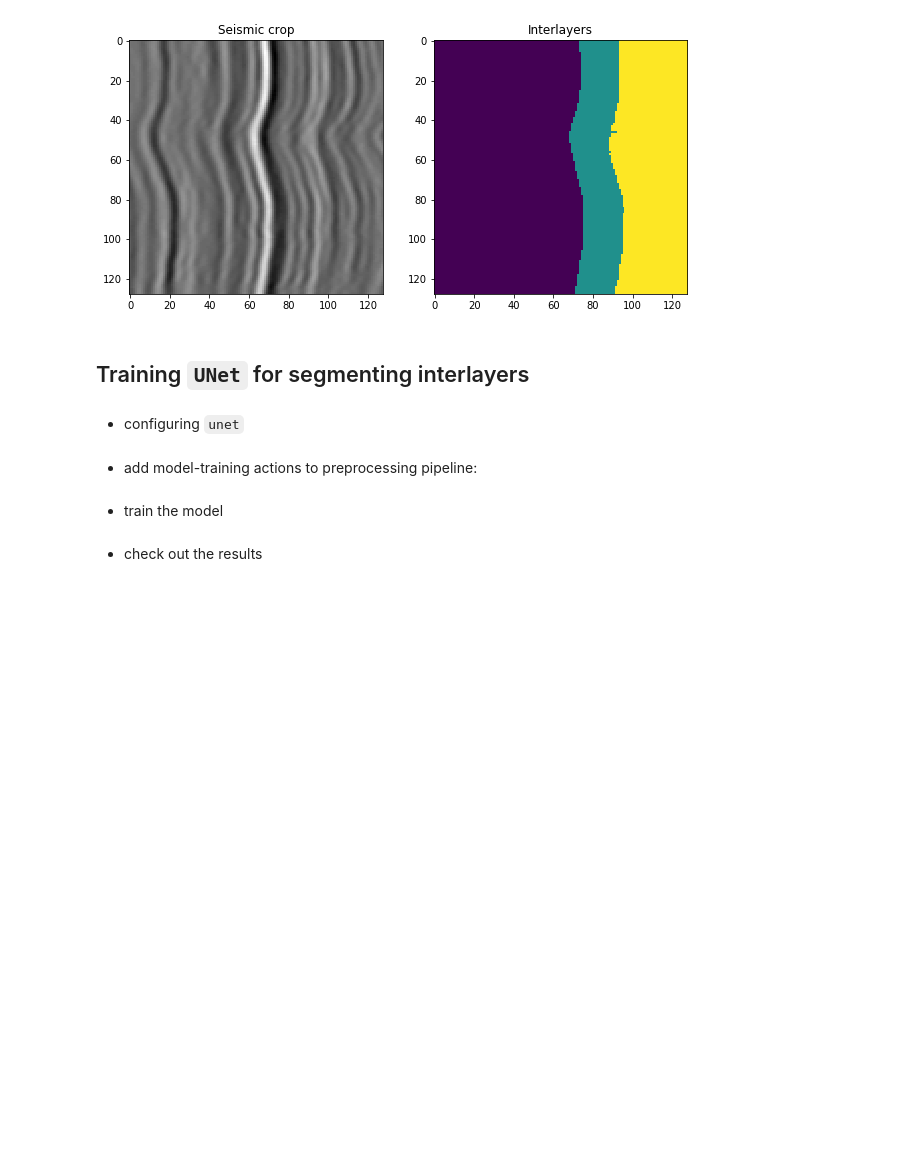
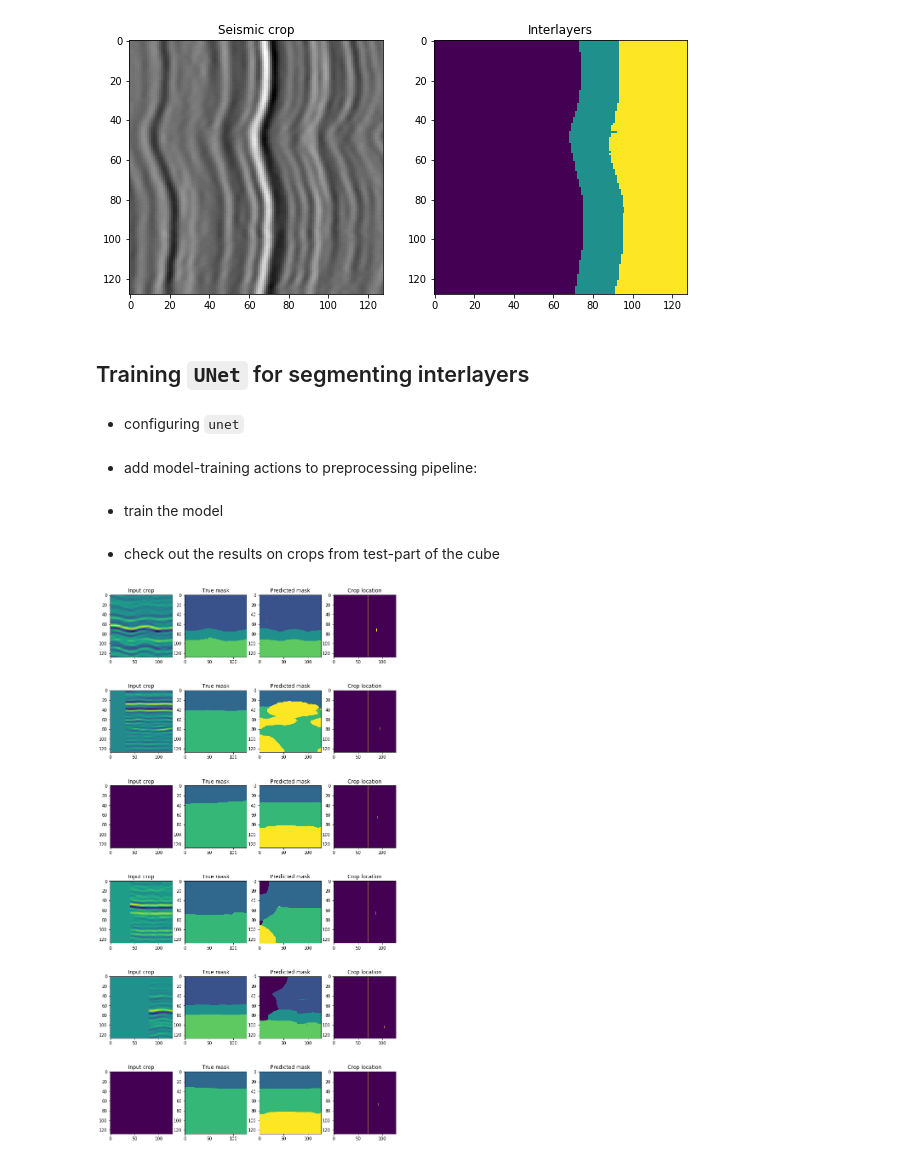
Before and after one commit to sadaqatali2027/seismiqb-1, a Jupyter notebook: tutorials/4. Segmenting_interlayers.ipynb, the cells around one changed output. Cells and saved outputs as stored; diff of their text form; code cells hidden in the pictures; blank space fills up the shorter version.

Commit message:
add predictions-crops in tuto4

```diff
--- a/tutorials/4. Segmenting_interlayers.ipynb
+++ b/tutorials/4. Segmenting_interlayers.ipynb
@@ -123,4 +123,4 @@ for i in tr:
     tr.set_description("current loss is {}".format(pset.get_variable('loss')[-1]))
     clear_output()
 # %% [markdown]
-* check out the results
+* check out the results on crops from test-part of the cube
@@ -126,0 +138,2 @@ for i in tr:
+# %%
+test_batch = (qbset >> tflow).next_batch(1)
@@ -126,0 +142,37 @@ for i in tr:
+# %%
+def get_lines_range(batch, item):
+    g = batch.get(batch.indices[item], 'geometries')
+    ir = (g.ilines[np.min(batch.slices[item][0])],
+          g.ilines[np.max(batch.slices[item][0])])
+    ir = (np.array(ir) - g.ilines[0]) / (g.ilines[-1] - g.ilines[0])
+
+    xr = (g.xlines[np.min(batch.slices[item][1])],
+          g.xlines[np.max(batch.slices[item][1])])
+    xr = (np.array(xr) - g.xlines[0]) / (g.xlines[-1] - g.xlines[0])
+    return ir, xr
+# %%
+unet = pset.get_model_by_name('model')
+targets, predictions = unet.predict(fetches=['targets', tf.nn.softmax(unet.predictions)],
+                                    feed_dict={unet.cubes: test_batch.cubes, unet.masks: b.masks})
+n_rows = 6
+figs, axes = plt.subplots(n_rows, 4, figsize=(3 * 4, n_rows * 4))
+for i, nr in enumerate([0, 8, 12, 13, 31, 28]):
+    vmin, vmax = np.min(targets.argmax(axis=-1)[nr,...]) - 1, np.max(targets.argmax(axis=-1)[nr,...]) + 1
+    axes[i, 0].imshow(test_batch.cubes[nr,...,0].T)
+    axes[i, 1].imshow(targets.argmax(axis=-1)[nr,...].T, vmin=vmin, vmax=vmax)
+    axes[i, 2].imshow(predictions.argmax(axis=-1)[nr,...].T, vmin=vmin, vmax=vmax)
+
+    axes[i, 0].set_title('Input crop')
+    axes[i, 1].set_title('True mask')
+    axes[i, 2].set_title('Predicted mask')
+    axes[i, 3].set_title('Crop location')
+
+    ir, xr = get_lines_range(test_batch, nr)
+    ir = np.round([128 * ir[0], 128 * ir[1]]).astype(np.int32)
+    xr = np.round([128 * xr[0], 128 * xr[1]]).astype(np.int32)
+    locs = np.zeros((128, 128), dtype=np.float64)
+    locs[ir[0]:ir[1], xr[0]:xr[1] + 1] = 1
+    locs[0:-1, np.int(0.55 * 128)] = 1
+    axes[i, 3].imshow(locs)
+# %% [output]
+[figure, added]
```
Also changed, not shown: parts of 2 cells of this notebook.
